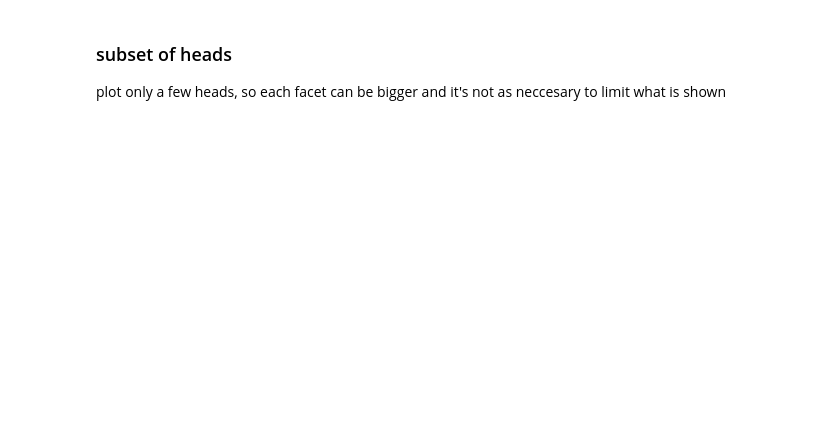
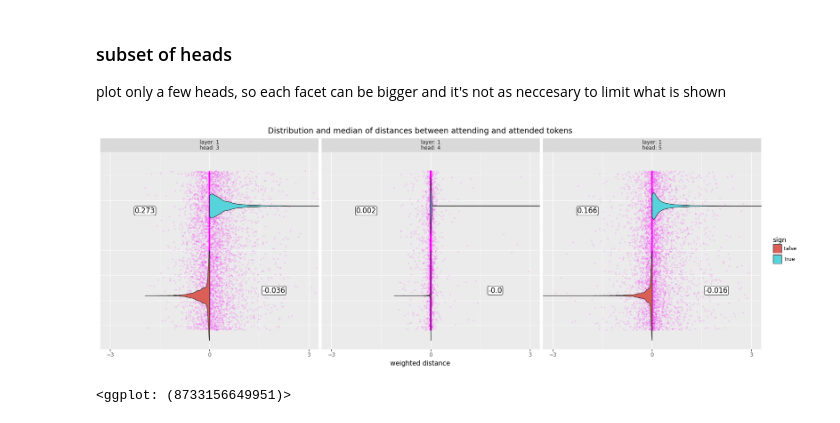
Before and after one commit to martijnvanbeers/nlp-attribution-notebooks, a Jupyter notebook: attention_viz-weighted_distance.ipynb, the cells around one changed output. Cells and saved outputs as stored; diff of their text form; code cells hidden in the pictures; blank space fills up the shorter version.

```diff
--- a/attention_viz-weighted_distance.ipynb
+++ b/attention_viz-weighted_distance.ipynb
@@ -167,23 +250,29 @@ pd.concat([
 
 plot only a few heads, so each facet can be bigger and it's not as neccesary to limit what is shown
 # %%
-subset = "head == 1 & layer >= 5 & layer <= 7"
+subset = "layer == 1 & head >= 3 & head <= 5"
 plotnine.options.figure_size = (20, 6)
+limits=(-3,3)
 (ggplot(df.query(subset), aes(1, "weighted"))  +
-     geom_jitter(height=0, alpha=0.1, color="magenta") +
-     geom_violin(fill="lightblue") +
-     geom_label(data=median_dist.query(subset), mapping=aes(x=1.2, y=df.query(subset)['weighted'].max() * 0.75, label="weighted")) +
-#     facet_grid("layer ~ head", labeller="label_both") +
+     geom_jitter(height=0, size=0.5, alpha=0.1, color="magenta") +
+     geom_violin(mapping=aes(fill="sign")) +
+     geom_label(data=median_dist[median_dist['sign'] == True].query(subset), mapping=aes(x=1.2, y=limits[0] * .65, label="weighted"), label_padding=0.1, size=12) +
+     geom_label(data=median_dist[median_dist['sign'] == False].query(subset), mapping=aes(x=0.8, y=limits[1] * .65, label="weighted"), label_padding=0.1, size=12) +
+     scale_y_continuous(breaks=np.linspace(*limits, num=3)) +
      facet_wrap("~ layer + head", labeller="label_both") +
      coord_flip(
-#             ylim=(0,10)
+             ylim=limits
          ) +
      labs(
-             y = "",
+             x = "",
+             y = "weighted distance",
              title = "Distribution and median of distances between attending and attended tokens"
          ) +
      theme(
              axis_text_y = element_blank(),
-             axis_ticks_major_x = element_blank()
+             axis_ticks_major_y = element_blank()
          )
 )
+# %% [output]
+[figure, added]
+<ggplot: (8733156649951)>
```
Also changed, not shown: parts of 12 cells of this notebook.
